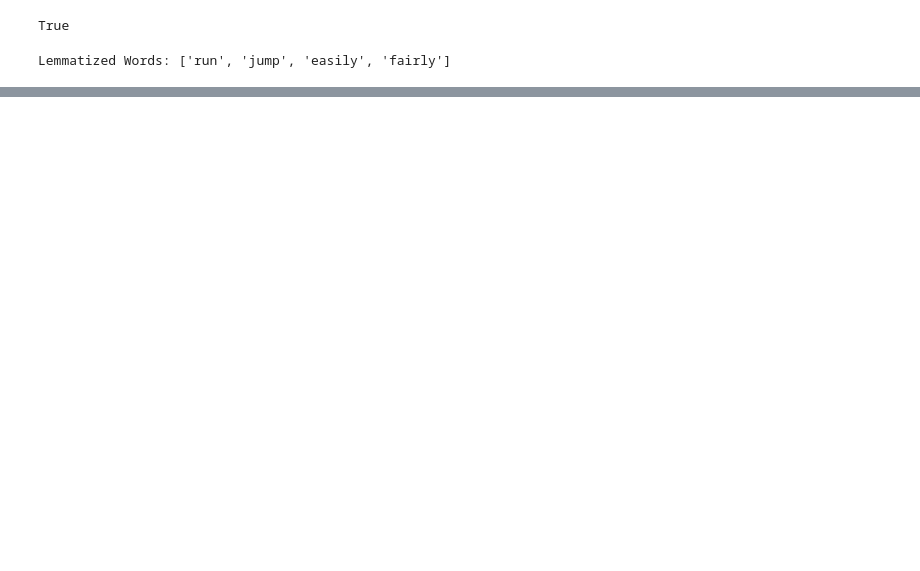
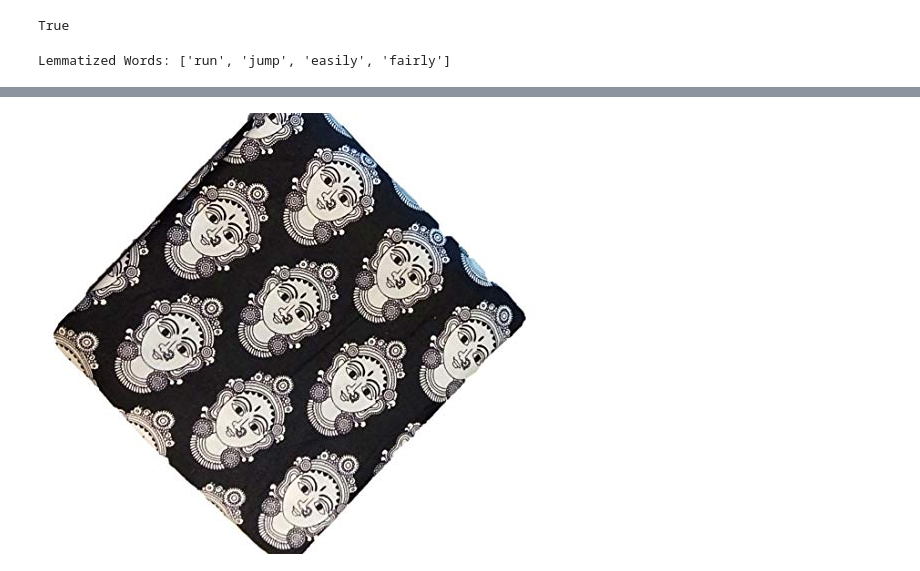
Before and after one commit to springboardmentor447/AI_STYLIST_Infosys_Internship_Oct2024, a Jupyter notebook: aiStylistPP.ipynb, the cells around one changed output, grey strips where cells are left out. Drawn from its saved outputs; the diff is of its cells as text; code cells hidden in the pictures; blank space fills up the shorter version.

```diff
--- a/aiStylistPP.ipynb
+++ b/aiStylistPP.ipynb
@@ -439,7 +430,7 @@ import re
 
 # Dictionary of common short forms and their corresponding long forms
 abbreviations = {
-    "T-Shirt": "Tee Shirt",
+    "TShirt": "T-Shirt",
     "Unisex": "Unisex Clothing",
     "Mens": "Men's",
     "Womens": "Women's",
@@ -499,0 +480,16 @@ Snowball Stemmer: ['run', 'jump', 'easili', 'fair']
+# %%
+import nltk
+from nltk.tokenize import word_tokenize
+from nltk.stem import PorterStemmer
+
+nltk.download('punkt')  # Download the punkt tokenizer data
+
+stemmer = PorterStemmer()
+
+def stem_text(text):
+    words = word_tokenize(text)  # Tokenize text into words
+    stemmed_words = [stemmer.stem(word) for word in words]  # Apply stemming
+    return ' '.join(stemmed_words)
+
+# Apply the function to the product_name column
+df_main['product_name'] = df_main['product_name'].apply(stem_text)
@@ -521,0 +541,61 @@ Lemmatized Words: ['run', 'jump', 'easily', 'fairly']
+# %%
+from sklearn.feature_extraction.text import CountVectorizer
+from sklearn.metrics import pairwise_distances
+from IPython.display import Image, display
+import requests
+
+def recommend_products(asin, num_products, vectors, df):
+    """
+    Recommends similar products based on Bag of Words cosine similarity.
+
+    Args:
+        asin (str): The ASIN of the product for which recommendations are to be made.
+        num_products (int): Number of recommended products.
+        vectors (array): Transformed Bag of Words vectors for all products.
+        df (DataFrame): DataFrame containing product data with columns 'asin' and 'medium'.
+
+    Returns:
+        None: Displays recommended product images.
+    """
+    try:
+        # Find the index of the given ASIN
+        product_index = df[df['asin'] == asin].index[0]
+    except IndexError:
+        print(f"ASIN {asin} not found in the dataset.")
+        return
+
+    # Compute cosine similarity between the given product and all others
+    distances = pairwise_distances(vectors, vectors[product_index], metric='cosine').flatten()
+
+    # Get indices of the top recommendations, excluding the given product itself
+    recommended_indices = distances.argsort()[1:num_products + 1]
+
+    # Display recommended product information and images
+    for idx in recommended_indices:
+        product_name = df.iloc[idx]['product_name']
+        image_url = df.iloc[idx]['medium']
+
+        try:
+            # Skip empty or invalid URLs
+            if not image_url or not image_url.startswith(('http://', 'https://')):
+                print(f"No valid image URL for: {product_name}")
+                continue
+
+            # Check URL accessibility
+            response = requests.get(image_url, stream=True)
+            if response.status_code == 200 and 'image' in response.headers.get('Content-Type', ''):
+                print(f"Recommended Product: {product_name}")
+                display(Image(image_url))
+            else:
+                print(f"Image not available for: {product_name}")
+        except Exception as e:
+            print(f"Error displaying image for {product_name}: {e}")
+
+# Example usage:
+# Assuming 'df_main' is your DataFrame and 'product_name' is the text data
+vectorizer = CountVectorizer()
+bow_vectors = vectorizer.fit_transform(df_main['product_name'])
+
+# Call the recommendation function using 'asin' as the identifier
+recommend_products(asin='B07STS2W9T', num_products=5, vectors=bow_vectors, df=df_main)
+# %% [output]
@@ -521,0 +603 @@ Lemmatized Words: ['run', 'jump', 'easily', 'fairly']
+[figure, added]
```
Also changed, not shown: parts of 15 cells of this notebook.
